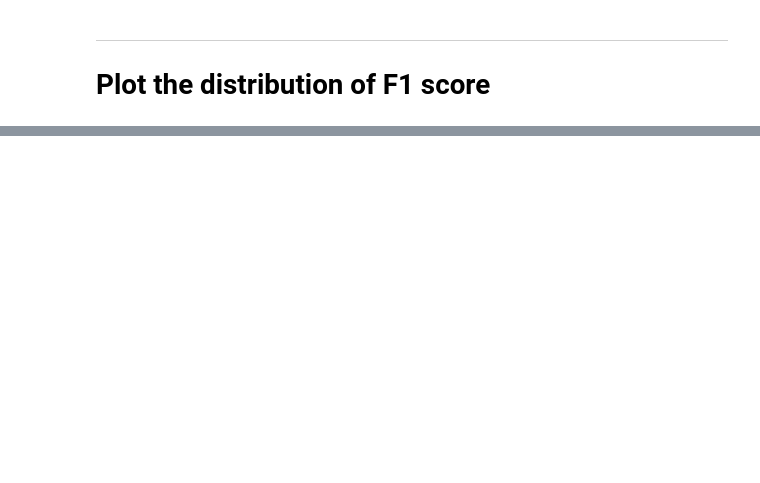
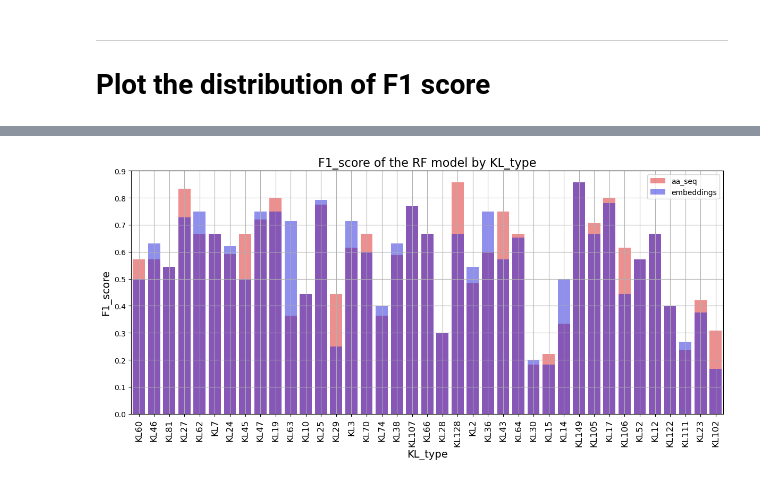
Before and after one commit to conchaeloko/Klebsiella_TropiSEARCH, a Jupyter notebook: scripts/V.MLwork_PT1_Clustering_AP_Rafa.ipynb, the cells around one changed output, grey strips where cells are left out. Drawn from its saved outputs; the diff is of its cells as text; code cells hidden in the pictures; blank space fills up the shorter version.

```diff
--- a/scripts/V.MLwork_PT1_Clustering_AP_Rafa.ipynb
+++ b/scripts/V.MLwork_PT1_Clustering_AP_Rafa.ipynb
@@ -355,0 +762,20 @@ df_RF
+# %%
+import pandas as pd
+import os
+import json
+
+path_project = "/media/concha-eloko/Linux/PPT_clean"
+
+names_report = ["Label" , "Precision", "Recall", "F1_score","Support"]
+df_3D = pd.read_csv(f"{path_project}/3D.KL_report.tsv", sep = "\t", names = names_report).fillna(0)
+df_3D.sort_values(by = ["F1_score"] , inplace = True , ascending = False)
+
+df_aa_seq = pd.read_csv(f"{path_project}/aa_seq.KL_report.tsv", sep = "\t", names = names_report).fillna(0)
+df_aa_seq.sort_values(by = ["F1_score"] , inplace = True, ascending = False)
+
+df_emb = pd.read_csv(f"{path_project}/embeddings.KL_report.tsv", sep = "\t", names = names_report).fillna(0)
+df_emb.sort_values(by = ["F1_score"] , inplace = True, ascending = False)
+
+DFs = [df_3D , df_aa_seq , df_emb]
+
+#method_dico = {df_3D : "3D" , df_aa_seq : "aa_seq", df_emb : "embeddings"}
@@ -402,0 +822,32 @@ phages = df_f.drop_duplicates(subset = ["Phage"], keep = "first")
+# %%
+
+def make_plot(method , df1, df2) :
+    df1_filtered = df1[(df1['F1_score'] != 0) & (df1["Support"] >=4)]
+    df2_filtered = df2[(df2['F1_score'] != 0) & (df2["Support"] >=4)]
+
+    # Set of all unique labels across both dataframes
+    all_labels = set(df1_filtered['Label']).union(df2_filtered['Label'])
+
+    # Align both dataframes to include all labels
+    df1_aligned = df1_filtered.set_index('Label').reindex(all_labels, fill_value=0).reset_index()
+    df2_aligned = df2_filtered.set_index('Label').reindex(all_labels, fill_value=0).reset_index()
+
+    plt.figure(figsize=(12, 6))
+    # Create two barplots
+    sns.barplot(x='Label', y='F1_score', data=df1_aligned, color='red', alpha=0.5, label="aa_seq")
+    sns.barplot(x='Label', y='F1_score', data=df2_aligned, color='blue', alpha=0.5, label="embeddings")
+
+    plt.title('F1_score of the RF model by KL_type', fontsize=16)
+    plt.xlabel('KL_type', fontsize=14)
+    plt.ylabel('F1_score', fontsize=14)
+    plt.xticks(rotation=90, fontsize=12)  # Rotates x-axis labels to be vertical
+    # Make the grid visible
+    plt.grid(True)
+    plt.legend()  # Add legend
+    plt.tight_layout()
+    plt.savefig(f"{path_project}/F1_score.KLtype.{method}.png", dpi =300)
+    plt.show()
+
+make_plot("Embeddings_vs_aaSeq" ,df_aa_seq, df_emb)
+# %% [output]
+[figure, added]
```
Also changed, not shown: parts of 86 cells of this notebook, 2 other files.
